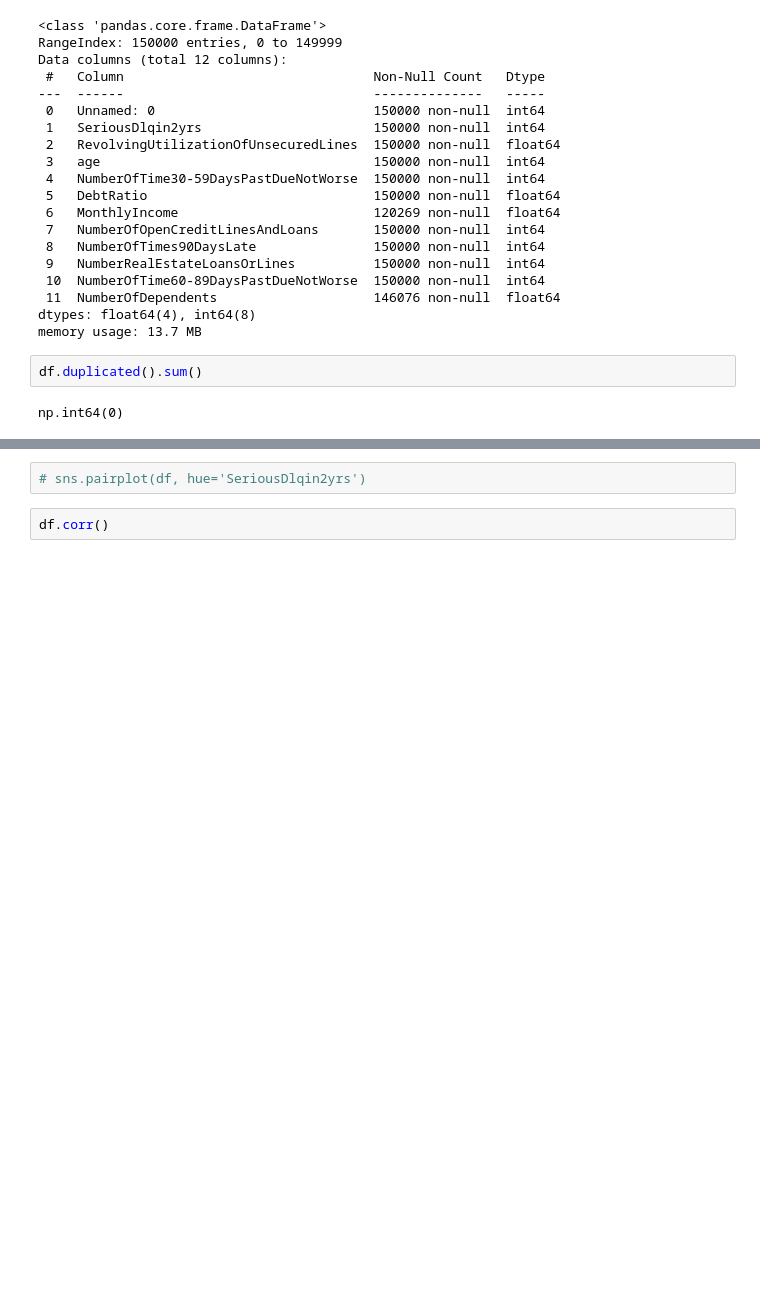
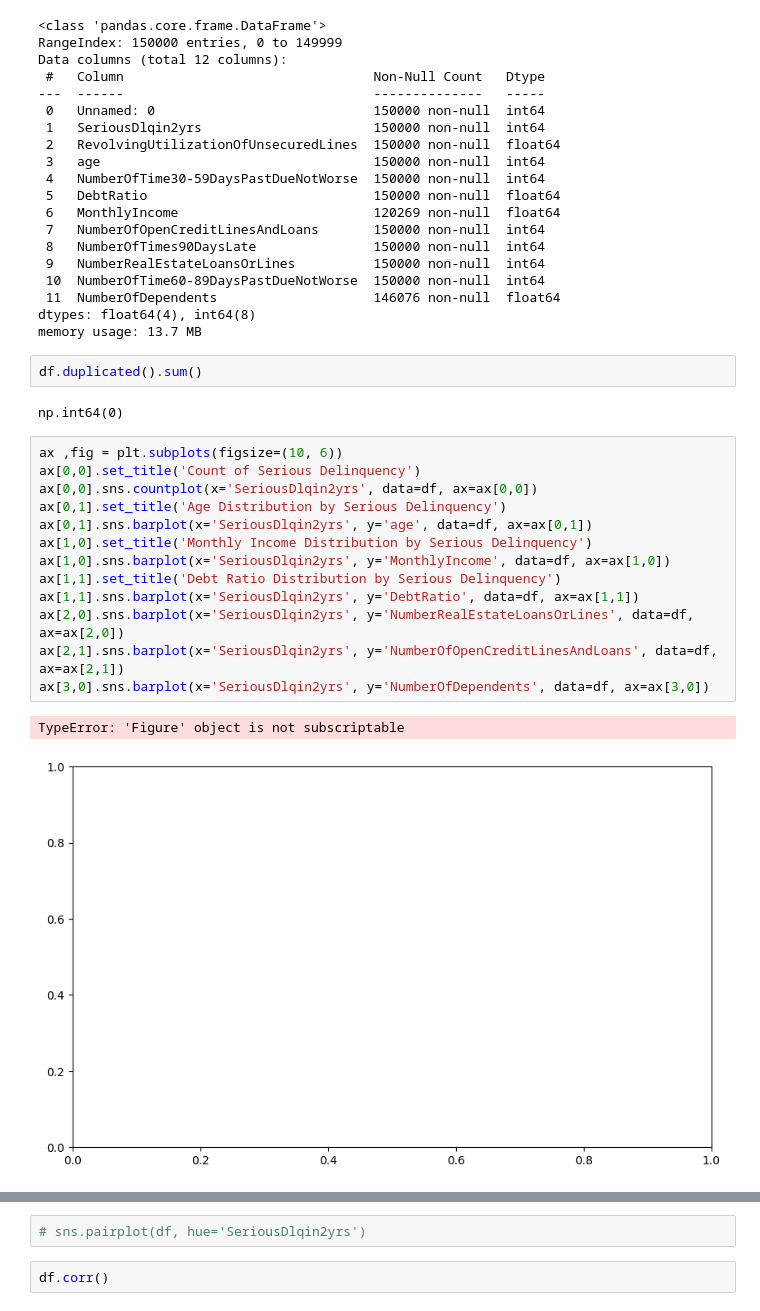
Before and after one commit to MrRohitJD/Loan-Credit-Score-, a Jupyter notebook: main.ipynb, the cells around one changed output, grey strips where cells are left out. Cells and saved outputs as stored; diff of their text form; blank space fills up the shorter version.

```diff
--- a/main.ipynb
+++ b/main.ipynb
@@ -62,5 +62,21 @@ memory usage: 13.7 MB
 df.duplicated().sum()
 # %% [output]
 np.int64(0)
+# %%
+ax ,fig = plt.subplots(figsize=(10, 6))
+ax[0,0].set_title('Count of Serious Delinquency')
+ax[0,0].sns.countplot(x='SeriousDlqin2yrs', data=df, ax=ax[0,0])
+ax[0,1].set_title('Age Distribution by Serious Delinquency')
+ax[0,1].sns.barplot(x='SeriousDlqin2yrs', y='age', data=df, ax=ax[0,1])
+ax[1,0].set_title('Monthly Income Distribution by Serious Delinquency')
+ax[1,0].sns.barplot(x='SeriousDlqin2yrs', y='MonthlyIncome', data=df, ax=ax[1,0])
+ax[1,1].set_title('Debt Ratio Distribution by Serious Delinquency')
+ax[1,1].sns.barplot(x='SeriousDlqin2yrs', y='DebtRatio', data=df, ax=ax[1,1])
+ax[2,0].sns.barplot(x='SeriousDlqin2yrs', y='NumberRealEstateLoansOrLines', data=df, ax=ax[2,0])
+ax[2,1].sns.barplot(x='SeriousDlqin2yrs', y='NumberOfOpenCreditLinesAndLoans', data=df, ax=ax[2,1])
+ax[3,0].sns.barplot(x='SeriousDlqin2yrs', y='NumberOfDependents', data=df, ax=ax[3,0])
+# %% [output]
+TypeError: 'Figure' object is not subscriptable
+[figure, added]
 # %%
 sns.countplot(x='SeriousDlqin2yrs', data=df)
```
Also changed, not shown: parts of 21 cells of this notebook.
